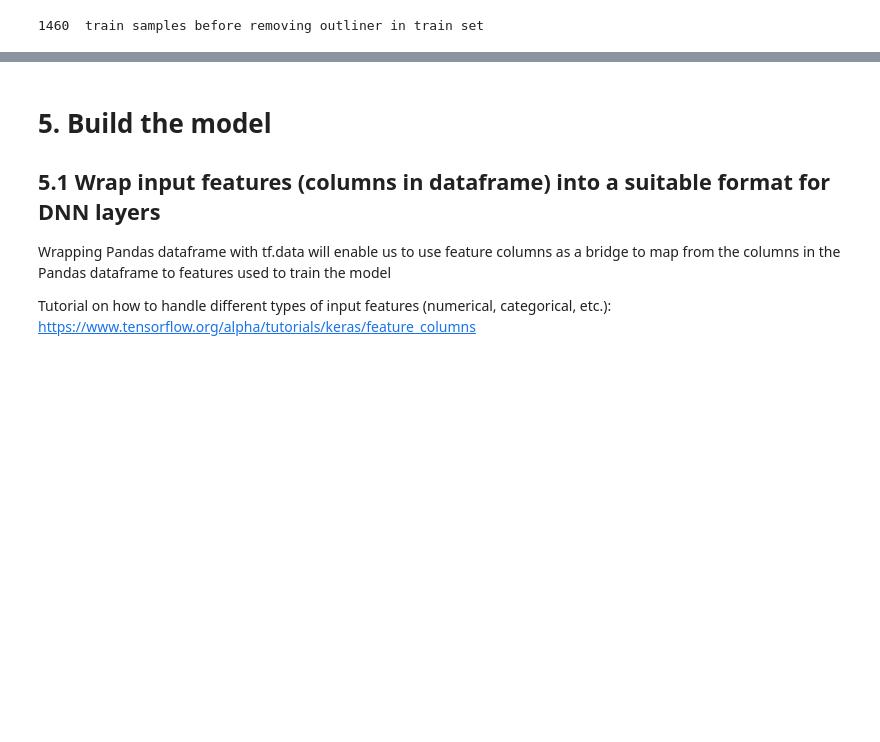
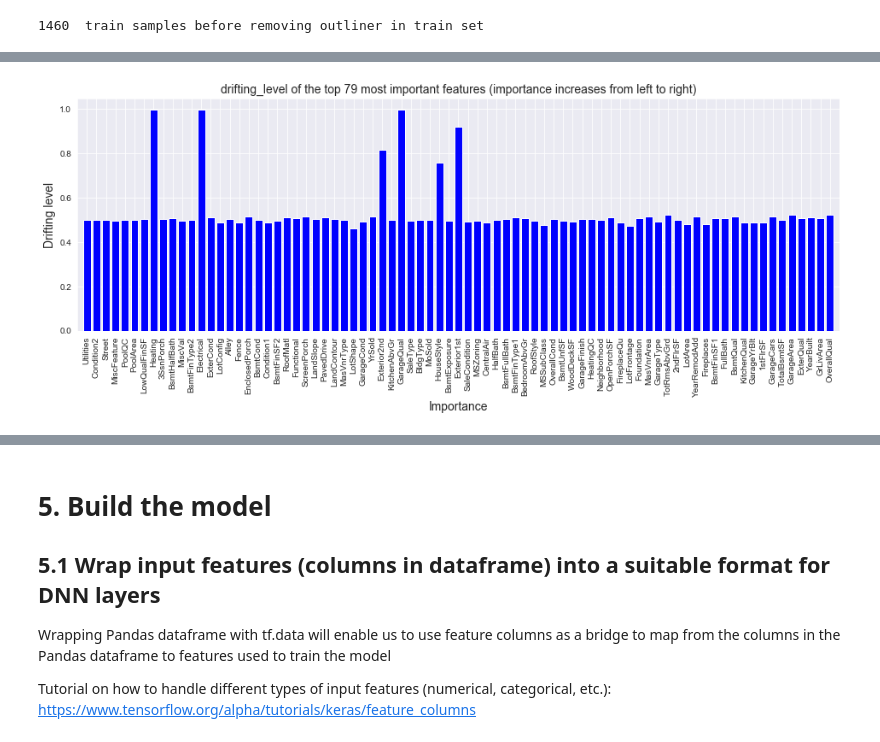
Before and after one commit to loantkvo/houseprices, a Jupyter notebook: houseprices.ipynb, the cells around one changed output, grey strips where cells are left out. Cells and saved outputs as stored; diff of their text form; code cells hidden in the pictures; blank space fills up the shorter version.

```diff
--- a/houseprices.ipynb
+++ b/houseprices.ipynb
@@ -207,0 +349,18 @@ print(train.shape[0], " train samples after removing outliner in train set")
+# %%
+drift_importance_dict = covariate_shift(target_feature[0], pd.concat([train, val]), test)
+
+drift_importance = pd.DataFrame.from_dict(drift_importance_dict, columns=["Drift", "Importance"], orient='index')
+drift_importance.sort_values("Importance", axis=0, inplace=True)
+drift_importance['Ranking by importance (least important=1)']= range(1, drift_importance.shape[0]+1)
+
+totalnum = drift_importance.shape[0]
+plt.figure(figsize=(16,5))
+plt.bar(range(totalnum), drift_importance["Drift"], color = 'b', align='center')
+plt.xticks(range(totalnum), drift_importance.index.tolist(), rotation='vertical')
+plt.xlim([-1, totalnum])
+plt.title("drifting_level of the top {} most important features (importance increases from left to right)".format(totalnum), fontsize=14)
+plt.xlabel("Importance", fontsize=14)
+plt.ylabel("Drifting level", fontsize=14)
+plt.savefig('result/drifting.png')
+# %% [output]
+[figure, added]
```
Also changed, not shown: parts of 68 cells of this notebook, 19 other files.
